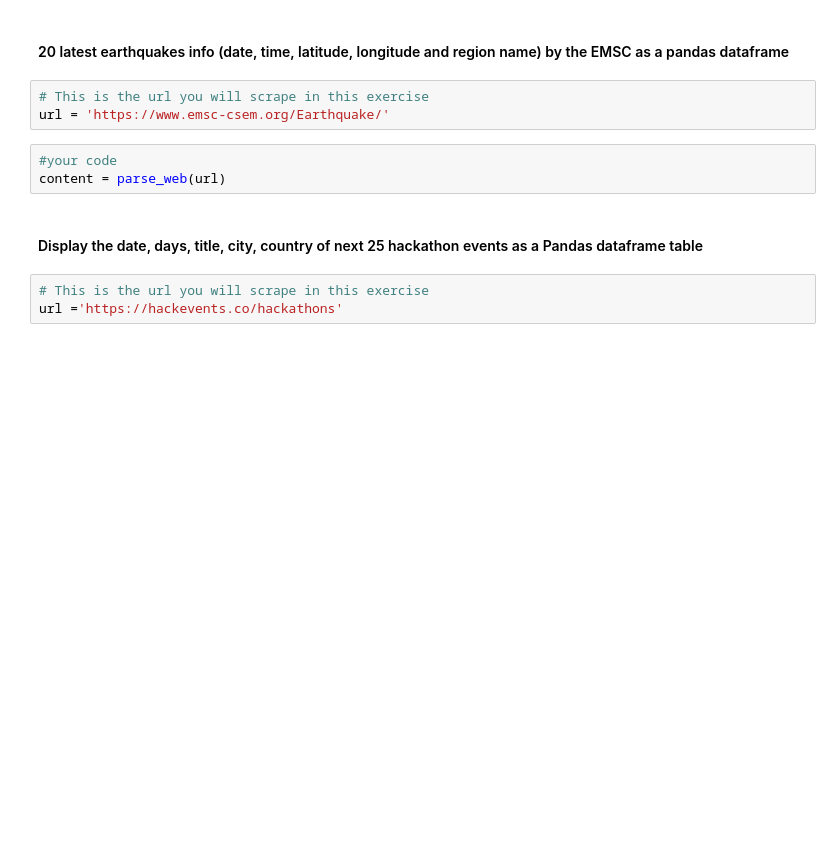
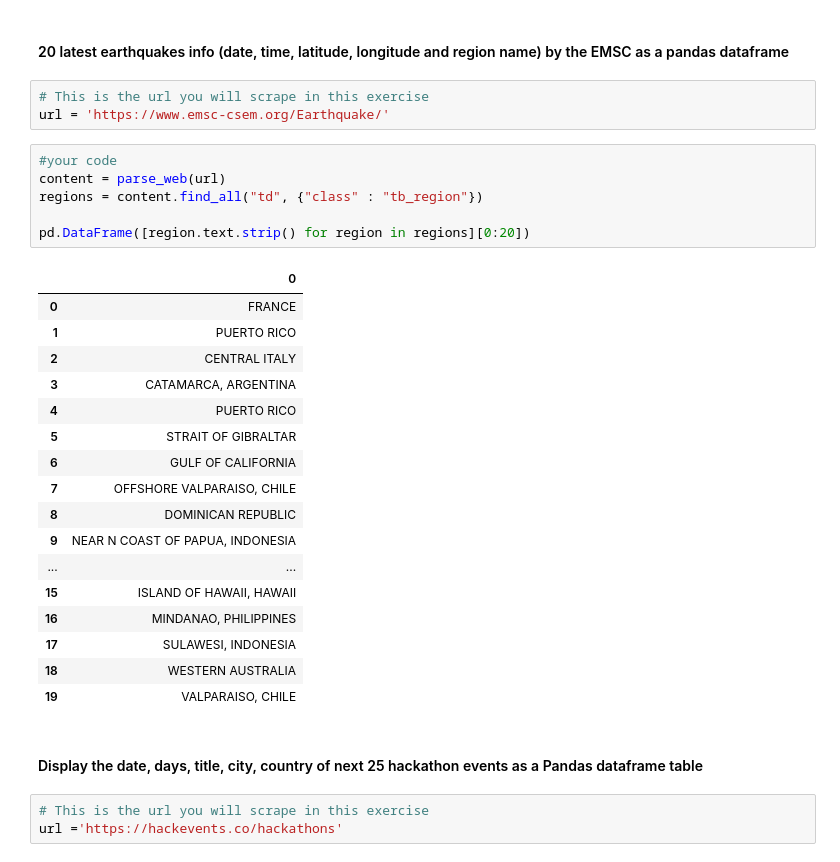
Before and after one commit to Shinan-tech/data-pt-ber-08-20, a Jupyter notebook: Labs/module-1_labs/05_api-web-scraping/02_lab-web-scraping/your-code/main.ipynb, the cells around one changed output. Cells and saved outputs as stored; diff of their text form; blank space fills up the shorter version.

```diff
--- a/Labs/module-1_labs/05_api-web-scraping/02_lab-web-scraping/your-code/main.ipynb
+++ b/Labs/module-1_labs/05_api-web-scraping/02_lab-web-scraping/your-code/main.ipynb
@@ -245,9 +245,30 @@ print (top_ten)
 # %%
 # This is the url you will scrape in this exercise
 url = 'https://www.emsc-csem.org/Earthquake/'
-# %%
-#your code
-content = parse_web(url)
+# %%
+#your code
+content = parse_web(url)
+regions = content.find_all("td", {"class" : "tb_region"})
+
+pd.DataFrame([region.text.strip() for region in regions][0:20])
+# %% [output]
+|  | 0 |
+| 0 | FRANCE |
+| 1 | PUERTO RICO |
+| 2 | CENTRAL ITALY |
+| 3 | CATAMARCA, ARGENTINA |
+| 4 | PUERTO RICO |
+| 5 | STRAIT OF GIBRALTAR |
+| 6 | GULF OF CALIFORNIA |
+| 7 | OFFSHORE VALPARAISO, CHILE |
+| 8 | DOMINICAN REPUBLIC |
+| 9 | NEAR N COAST OF PAPUA, INDONESIA |
+| ... | ... |
+| 15 | ISLAND OF HAWAII, HAWAII |
+| 16 | MINDANAO, PHILIPPINES |
+| 17 | SULAWESI, INDONESIA |
+| 18 | WESTERN AUSTRALIA |
+| 19 | VALPARAISO, CHILE |
 # %% [markdown]
 #### Display the date, days, title, city, country of next 25 hackathon events as a Pandas dataframe table
 # %%
```
Also changed, not shown: parts of 7 cells of this notebook, 1 other file.
